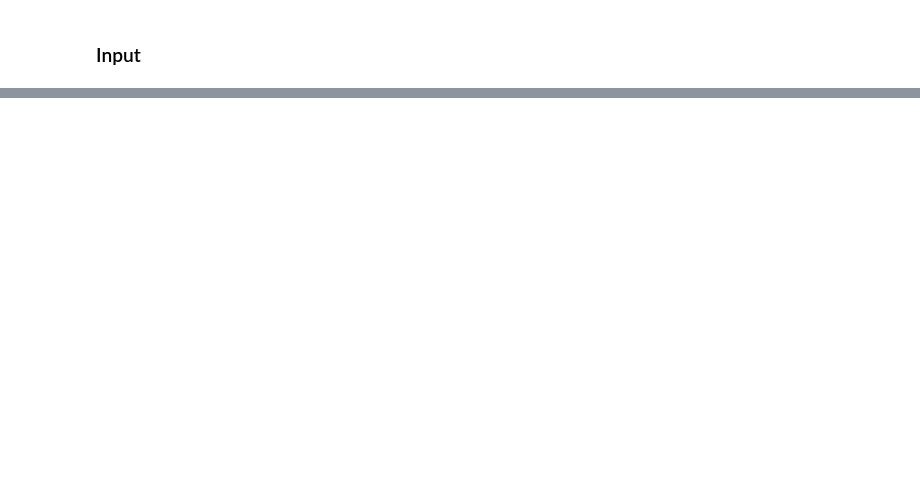
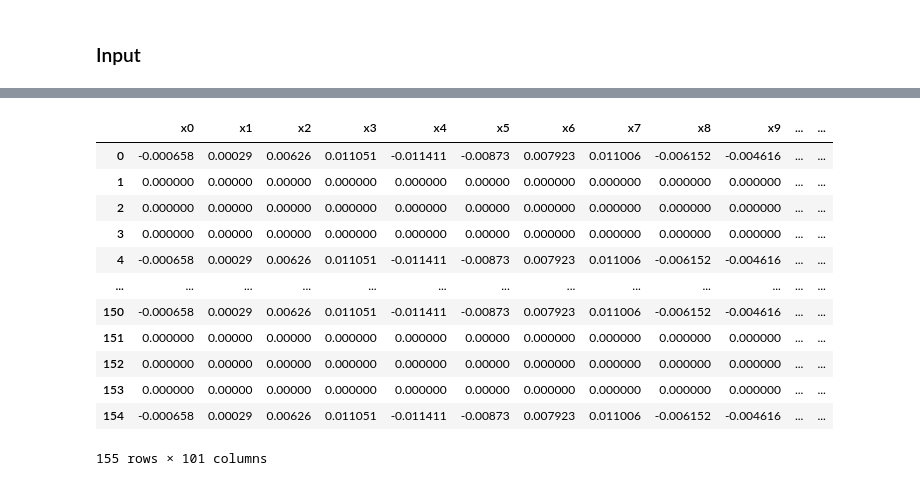
Before and after one commit to IrishMorales/sentiment-analysis, a Jupyter notebook: negative-generator.ipynb, the cells around one changed output, grey strips where cells are left out. Drawn from its saved outputs; the diff is of its cells as text; code cells hidden in the pictures; blank space fills up the shorter version.

```diff
--- a/negative-generator.ipynb
+++ b/negative-generator.ipynb
@@ -465,0 +564,34 @@ with open('negative_generated.csv', 'a') as csvfile:
+# %%
+def sentence_to_vector_averaging(sentence, model):
+    embeddings = [model.wv[word] for word in sentence if word in vocab]
+
+    if len(embeddings) == 0:
+        return np.zeros(model.vector_size)
+    else:
+        return np.mean(embeddings, axis=0)
+# %%
+features = []
+
+for sentence in sentences:
+    features.append(sentence_to_vector_averaging(sentence, w2v_model))
+# %%
+columns = [f'x{i}' for i in range(w2v_model.vector_size)]
+
+df_text = pd.DataFrame(features, columns=columns)
+# %%
+df_text['y'] = [-1] * len(df_text)
+df_text
+# %% [output]
+|  | x0 | x1 | x2 | x3 | x4 | x5 | x6 | x7 | x8 | x9 | ... | ... |
+| 0 | -0.000658 | 0.00029 | 0.00626 | 0.011051 | -0.011411 | -0.00873 | 0.007923 | 0.011006 | -0.006152 | -0.004616 | ... | ... |
+| 1 | 0.000000 | 0.00000 | 0.00000 | 0.000000 | 0.000000 | 0.00000 | 0.000000 | 0.000000 | 0.000000 | 0.000000 | ... | ... |
+| 2 | 0.000000 | 0.00000 | 0.00000 | 0.000000 | 0.000000 | 0.00000 | 0.000000 | 0.000000 | 0.000000 | 0.000000 | ... | ... |
+| 3 | 0.000000 | 0.00000 | 0.00000 | 0.000000 | 0.000000 | 0.00000 | 0.000000 | 0.000000 | 0.000000 | 0.000000 | ... | ... |
+| 4 | -0.000658 | 0.00029 | 0.00626 | 0.011051 | -0.011411 | -0.00873 | 0.007923 | 0.011006 | -0.006152 | -0.004616 | ... | ... |
+| ... | ... | ... | ... | ... | ... | ... | ... | ... | ... | ... | ... | ... |
+| 150 | -0.000658 | 0.00029 | 0.00626 | 0.011051 | -0.011411 | -0.00873 | 0.007923 | 0.011006 | -0.006152 | -0.004616 | ... | ... |
+| 151 | 0.000000 | 0.00000 | 0.00000 | 0.000000 | 0.000000 | 0.00000 | 0.000000 | 0.000000 | 0.000000 | 0.000000 | ... | ... |
+| 152 | 0.000000 | 0.00000 | 0.00000 | 0.000000 | 0.000000 | 0.00000 | 0.000000 | 0.000000 | 0.000000 | 0.000000 | ... | ... |
+| 153 | 0.000000 | 0.00000 | 0.00000 | 0.000000 | 0.000000 | 0.00000 | 0.000000 | 0.000000 | 0.000000 | 0.000000 | ... | ... |
+| 154 | -0.000658 | 0.00029 | 0.00626 | 0.011051 | -0.011411 | -0.00873 | 0.007923 | 0.011006 | -0.006152 | -0.004616 | ... | ... |
+155 rows × 101 columns
```
Also changed, not shown: parts of 60 cells of this notebook, 2 other files.
